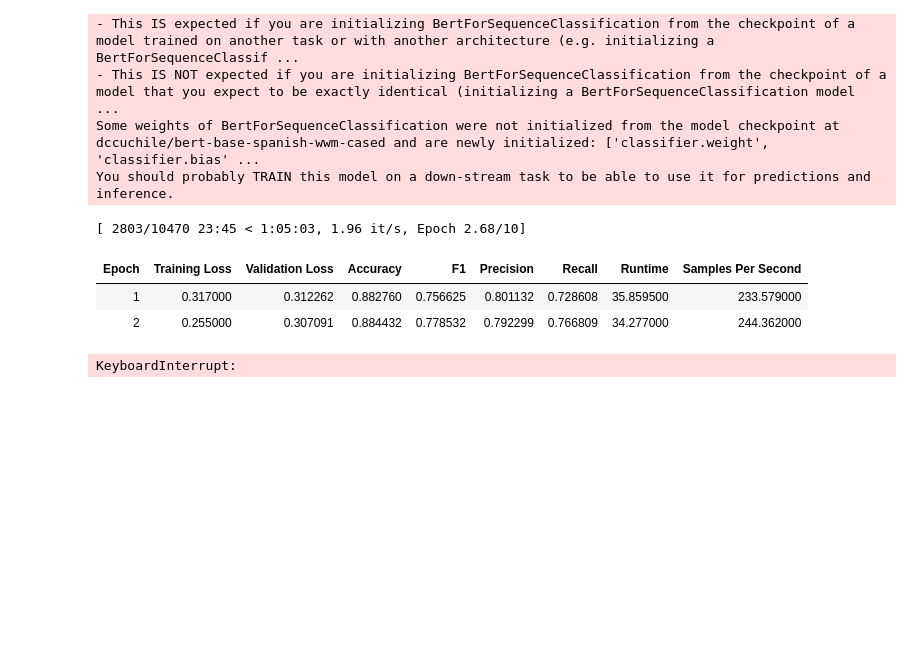
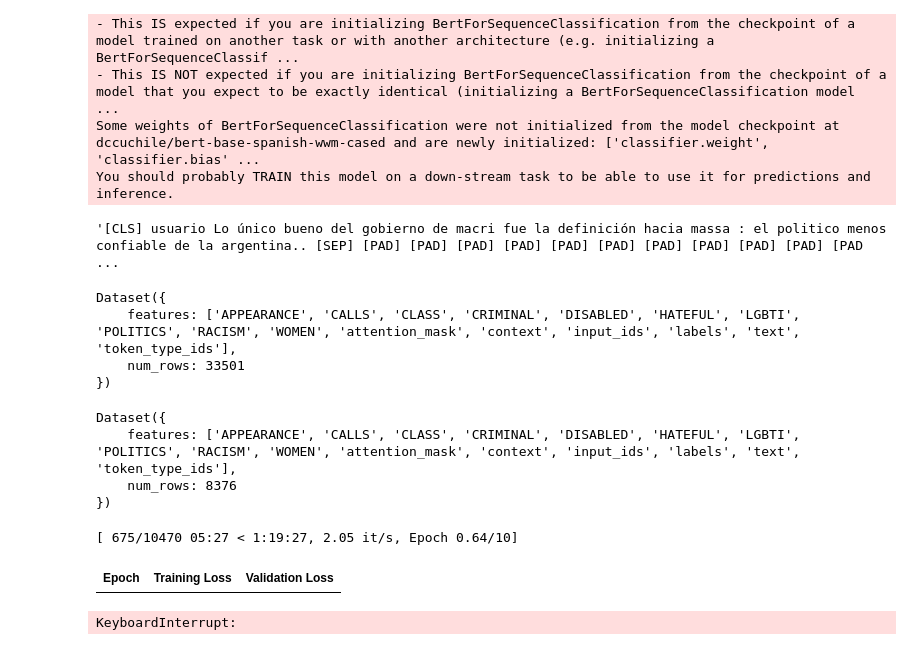
Before and after one commit to finiteautomata/contextualized-hatespeech-classification, a Jupyter notebook: notebooks/Base Classifier.ipynb, the cells around one changed output. Drawn from its saved outputs; the diff is of its cells as text; code cells hidden in the pictures; blank space fills up the shorter version.

```diff
--- a/notebooks/Base Classifier.ipynb
+++ b/notebooks/Base Classifier.ipynb
@@ -76,6 +75,10 @@ my_tokenize = lambda x: tokenize(x, context=False)
 train_dataset = train_dataset.map(my_tokenize, batched=True, batch_size=batch_size)
 dev_dataset = dev_dataset.map(my_tokenize, batched=True, batch_size=eval_batch_size)
 test_dataset = test_dataset.map(my_tokenize, batched=True, batch_size=eval_batch_size)
+# %%
+tokenizer.decode(train_dataset["input_ids"][4])
+# %% [output]
+'[CLS] usuario Lo único bueno del gobierno de macri fue la definición hacia massa : el politico menos confiable de la argentina.. [SEP] [PAD] [PAD] [PAD] [PAD] [PAD] [PAD] [PAD] [PAD] [PAD] [PAD] [PAD ...
 # %%
 
 def format_dataset(dataset):
@@ -106,42 +92,52 @@ def compute_metrics(pred):
+# %%
+train_dataset
+# %% [output]
+Dataset({
+    features: ['APPEARANCE', 'CALLS', 'CLASS', 'CRIMINAL', 'DISABLED', 'HATEFUL', 'LGBTI', 'POLITICS', 'RACISM', 'WOMEN', 'attention_mask', 'context', 'input_ids', 'labels', 'text', 'token_type_ids'],
+    num_rows: 33501
+})
+# %%
+dev_dataset
+# %% [output]
+Dataset({
+    features: ['APPEARANCE', 'CALLS', 'CLASS', 'CRIMINAL', 'DISABLED', 'HATEFUL', 'LGBTI', 'POLITICS', 'RACISM', 'WOMEN', 'attention_mask', 'context', 'input_ids', 'labels', 'text', 'token_type_ids'],
+    num_rows: 8376
+})
 # %%
+from hatedetection.metrics import compute_hate_metrics
 from transformers import Trainer, TrainingArguments
 epochs = 10
 
 total_steps = (epochs * len(train_dataset)) // batch_size
 warmup_steps = total_steps // 10
 training_args = TrainingArguments(
     output_dir='./results',
     num_train_epochs=epochs,
     per_device_train_batch_size=batch_size,
     per_device_eval_batch_size=eval_batch_size,
     warmup_steps=warmup_steps,
     evaluation_strategy="epoch",
     do_eval=False,
     weight_decay=0.01,
     logging_dir='./logs',
     load_best_model_at_end=True,
     metric_for_best_model="f1",
 )
 
 results = []
 
 trainer = Trainer(
     model=model,
     args=training_args,
-    compute_metrics=compute_metrics,
+    compute_metrics=compute_hate_metrics,
     train_dataset=train_dataset,
     eval_dataset=dev_dataset,
 )
 
 trainer.train()
-
-f1_scores = torch.Tensor([r["eval_f1"] for r in results])
-print(f"Macro F1: {f1_scores.mean():.3f} +- {f1_scores.std():.3f}")
 # %% [output]
-[ 2803/10470 23:45 < 1:05:03, 1.96 it/s, Epoch 2.68/10]
+[ 675/10470 05:27 < 1:19:27, 2.05 it/s, Epoch 0.64/10]
-| Epoch | Training Loss | Validation Loss | Accuracy | F1 | Precision | Recall | Runtime | Samples Per Second |
-| 1 | 0.317000 | 0.312262 | 0.882760 | 0.756625 | 0.801132 | 0.728608 | 35.859500 | 233.579000 |
-| 2 | 0.255000 | 0.307091 | 0.884432 | 0.778532 | 0.792299 | 0.766809 | 34.277000 | 244.362000 |
+| Epoch | Training Loss | Validation Loss |
 KeyboardInterrupt:
 # %%
 trainer.evaluate(dev_dataset)
```
Also changed, not shown: parts of 3 cells of this notebook, 3 other files.
